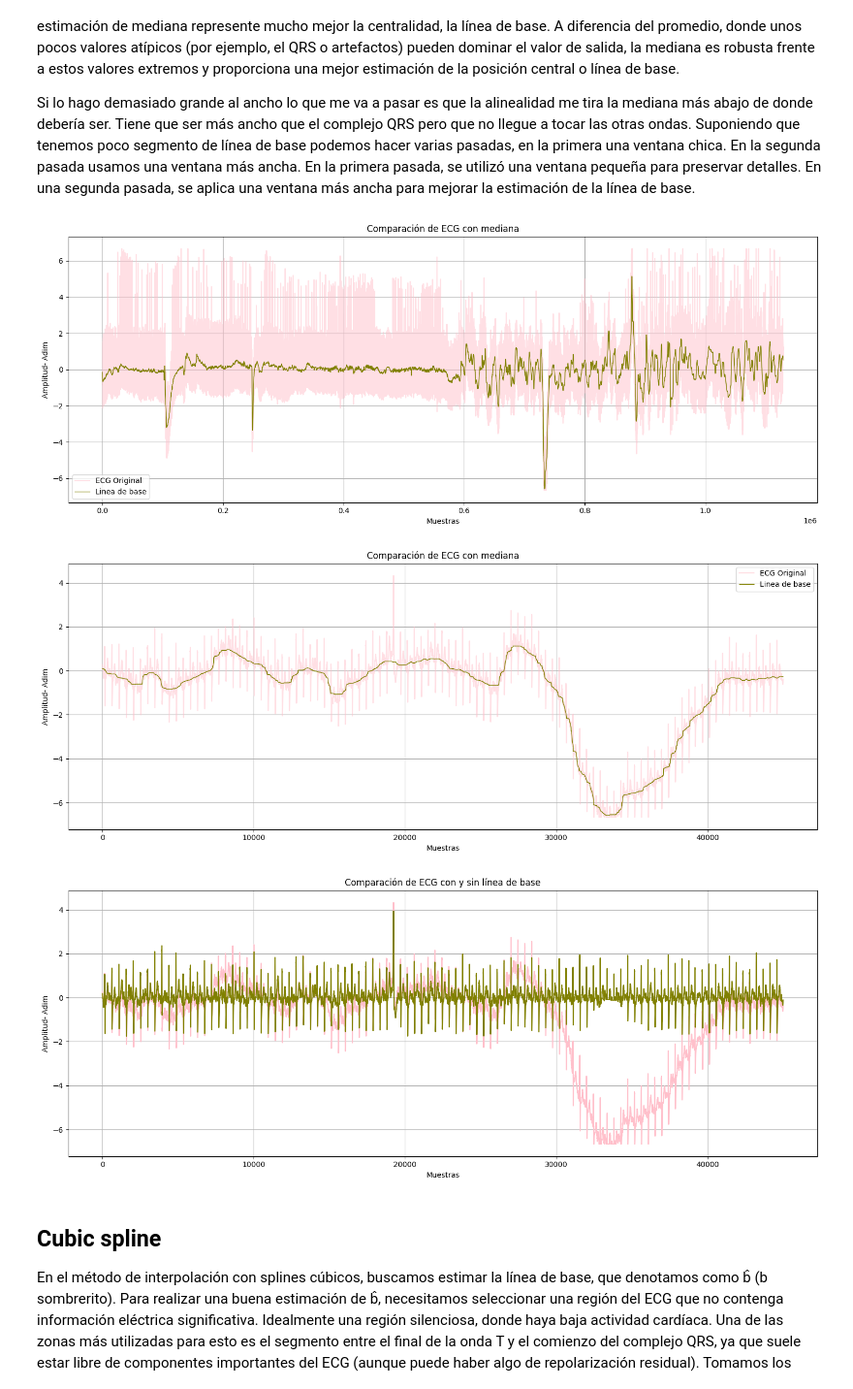
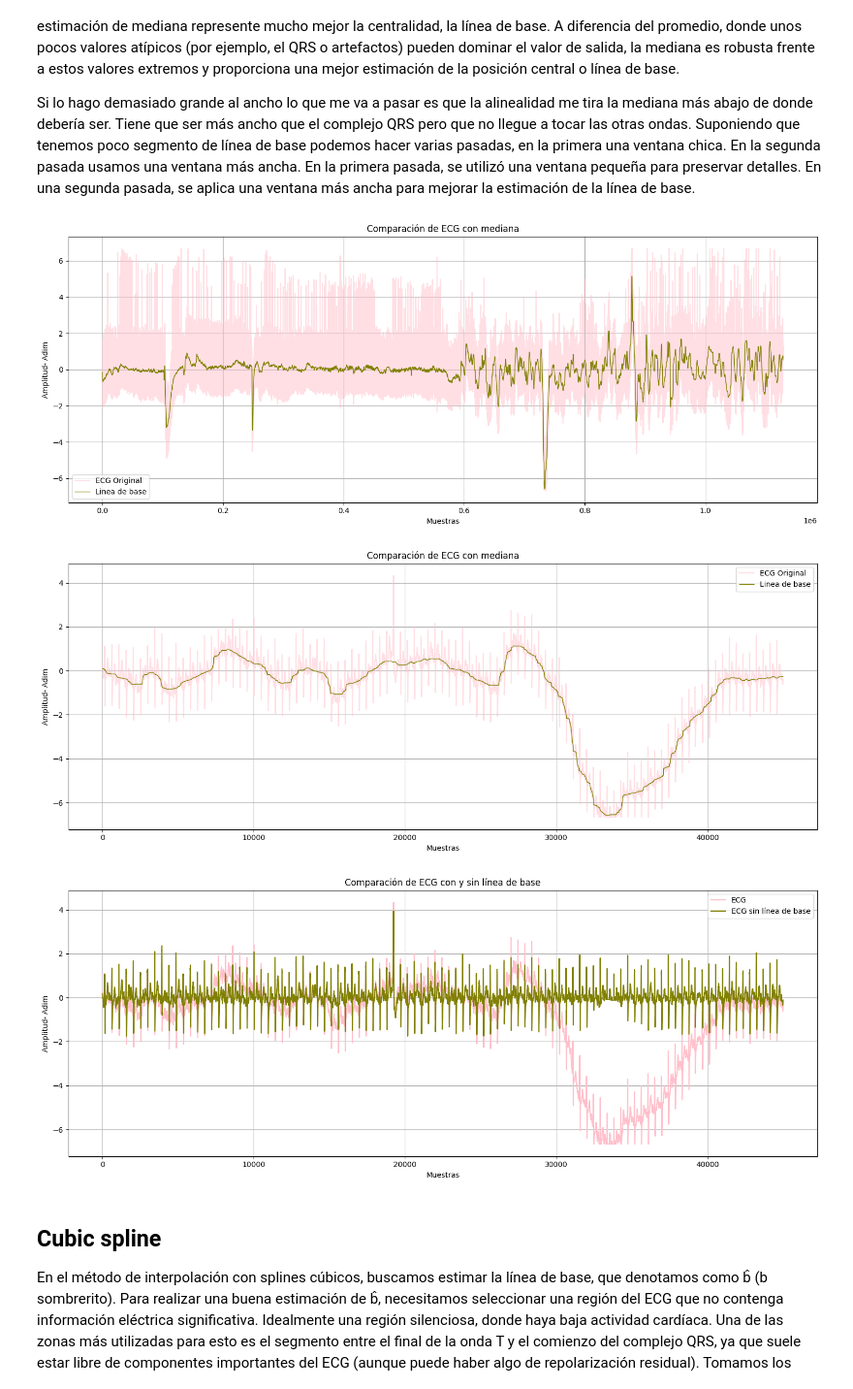
Before and after one commit to ValeAramayo/TPS, a Jupyter notebook: TS8.ipynb, the cells around one changed output. Shown at 97% size. Saved outputs shown, nothing was run; the diff lists cells and outputs as text; code cells hidden in the pictures.

```diff
--- a/TS8.ipynb
+++ b/TS8.ipynb
@@ -84,35 +84,35 @@ plt.tight_layout()
 plt.show()
 
 # Gráfica
 plt.figure(figsize=(15, 6))
 plt.plot(ecg_one_lead[700000:745000], label='ECG Original', alpha=0.5,  color='pink')
 plt.plot(ecg_filtradovchica2[700000:745000], label='Linea de base', linewidth=1,  color='olive')
 plt.xlabel('Muestras')
 plt.ylabel('Amplitud- Adim')
 plt.title('Comparación de ECG con mediana')
 plt.legend()
 plt.grid(True)
 plt.tight_layout()
 plt.show()
 # %% Resto linea de base al ECG
 
 # cs = CubicSpline(x, medias_segmentos, extrapolate=True)
 ECG_sin_b = ecg_one_lead - ecg_filtradovchica2
 plt.figure(figsize=(15, 6))
 plt.plot(ecg_one_lead[700000:745000], label='ECG', color='pink')
 plt.plot(ECG_sin_b[700000:745000], label='ECG sin línea de base', color='olive')
 # plt.xlim([400, 410])
 plt.xlabel('Muestras')
 plt.ylabel('Amplitud- Adim')
 plt.title('Comparación de ECG con y sin línea de base')
-plt.legend
+plt.legend()
 plt.grid(True)
 plt.tight_layout()
 plt.show()
 # %% [output]
 [figure]
 [figure]
-[figure, old version]
+[figure, new version]
 # %% [markdown]
 ## Cubic spline ##
 En el método de interpolación con splines cúbicos, buscamos estimar la línea de base, que denotamos como b̂ (b sombrerito). Para realizar una buena estimación de b̂, necesitamos seleccionar una región del ECG que no contenga información eléctrica significativa. Idealmente una región silenciosa, donde haya baja actividad cardíaca. Una de las zonas más utilizadas para esto es el segmento entre el final de la onda T y el comienzo del complejo QRS, ya que suele estar libre de componentes importantes del ECG (aunque puede haber algo de repolarización residual).
```
Also changed, not shown: parts of 2 cells of this notebook.
